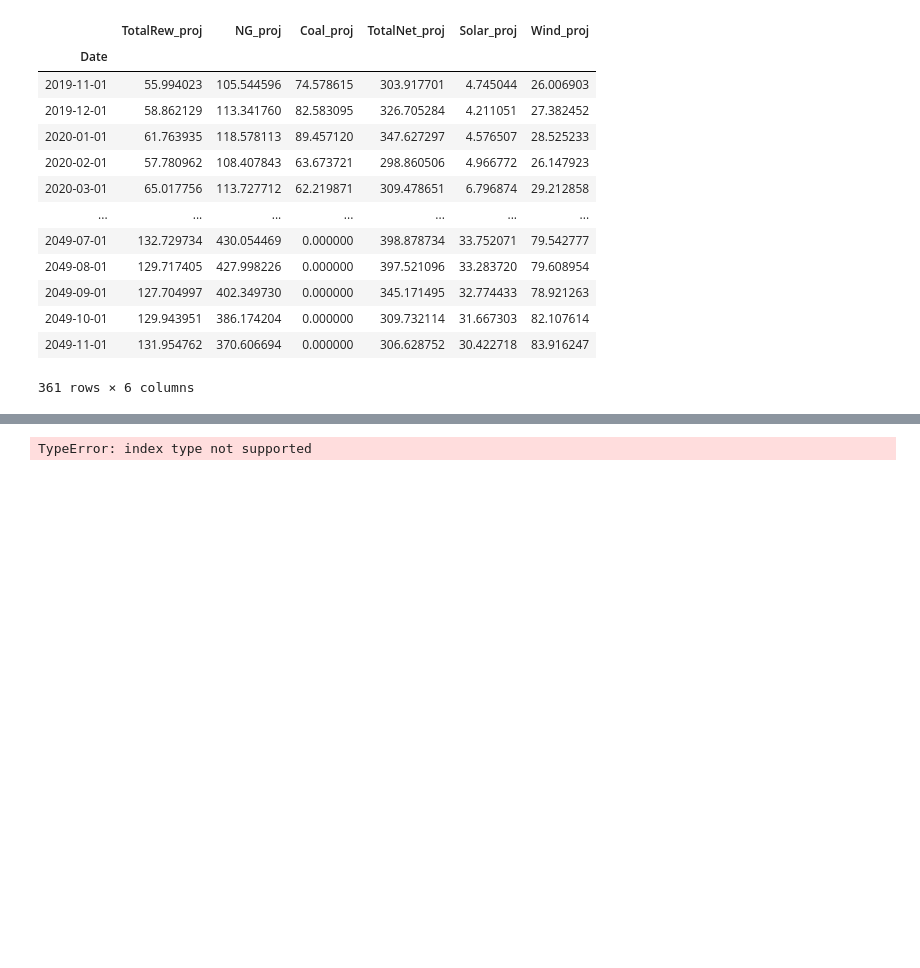
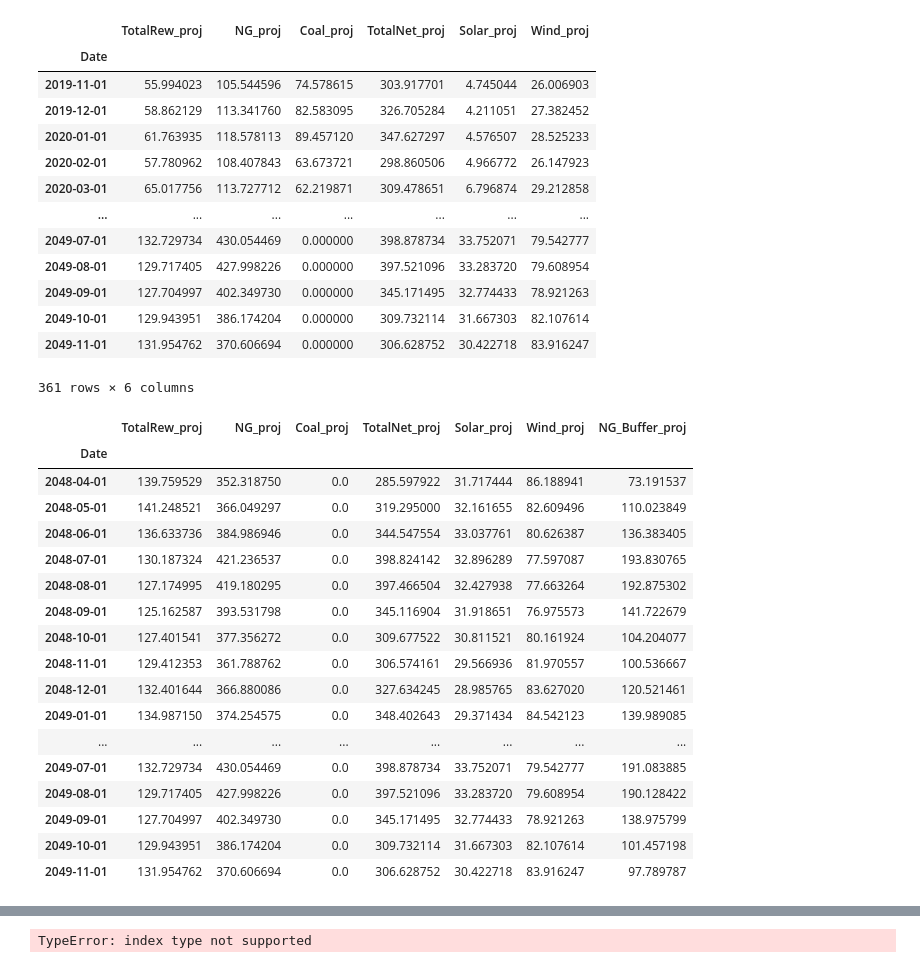
Before and after one commit to Hawkeye3D/Project-3-, a Jupyter notebook: static/python/Analysis 4 - MultiVariate ML.ipynb, the cells around one changed output, grey strips where cells are left out. Drawn from its saved outputs; the diff is of its cells as text; code cells hidden in the pictures; blank space fills up the shorter version.

```diff
--- a/static/python/Analysis 4 - MultiVariate ML.ipynb
+++ b/static/python/Analysis 4 - MultiVariate ML.ipynb
@@ -642,6 +642,29 @@ df_combined_proj
 | 2049-10-01 | 129.943951 | 386.174204 | 0.000000 | 309.732114 | 31.667303 | 82.107614 |
 | 2049-11-01 | 131.954762 | 370.606694 | 0.000000 | 306.628752 | 30.422718 | 83.916247 |
 361 rows × 6 columns
+# %%
+# df=df_combined_proj
+df_combined_proj['NG_Buffer_proj'] =df_combined_proj['TotalNet_proj']-94.5-df_combined_proj['Coal_proj']-df_combined_proj['Solar_proj']-df_combined_proj['Wind_proj']
+df_combined_proj.tail(20)
+# %% [output]
+|  | TotalRew_proj | NG_proj | Coal_proj | TotalNet_proj | Solar_proj | Wind_proj | NG_Buffer_proj |
+| Date |  |  |  |  |  |  |  |
+| 2048-04-01 | 139.759529 | 352.318750 | 0.0 | 285.597922 | 31.717444 | 86.188941 | 73.191537 |
+| 2048-05-01 | 141.248521 | 366.049297 | 0.0 | 319.295000 | 32.161655 | 82.609496 | 110.023849 |
+| 2048-06-01 | 136.633736 | 384.986946 | 0.0 | 344.547554 | 33.037761 | 80.626387 | 136.383405 |
+| 2048-07-01 | 130.187324 | 421.236537 | 0.0 | 398.824142 | 32.896289 | 77.597087 | 193.830765 |
+| 2048-08-01 | 127.174995 | 419.180295 | 0.0 | 397.466504 | 32.427938 | 77.663264 | 192.875302 |
+| 2048-09-01 | 125.162587 | 393.531798 | 0.0 | 345.116904 | 31.918651 | 76.975573 | 141.722679 |
+| 2048-10-01 | 127.401541 | 377.356272 | 0.0 | 309.677522 | 30.811521 | 80.161924 | 104.204077 |
+| 2048-11-01 | 129.412353 | 361.788762 | 0.0 | 306.574161 | 29.566936 | 81.970557 | 100.536667 |
+| 2048-12-01 | 132.401644 | 366.880086 | 0.0 | 327.634245 | 28.985765 | 83.627020 | 120.521461 |
+| 2049-01-01 | 134.987150 | 374.254575 | 0.0 | 348.402643 | 29.371434 | 84.542123 | 139.989085 |
+| ... | ... | ... | ... | ... | ... | ... | ... |
+| 2049-07-01 | 132.729734 | 430.054469 | 0.0 | 398.878734 | 33.752071 | 79.542777 | 191.083885 |
+| 2049-08-01 | 129.717405 | 427.998226 | 0.0 | 397.521096 | 33.283720 | 79.608954 | 190.128422 |
+| 2049-09-01 | 127.704997 | 402.349730 | 0.0 | 345.171495 | 32.774433 | 78.921263 | 138.975799 |
+| 2049-10-01 | 129.943951 | 386.174204 | 0.0 | 309.732114 | 31.667303 | 82.107614 | 101.457198 |
+| 2049-11-01 | 131.954762 | 370.606694 | 0.0 | 306.628752 | 30.422718 | 83.916247 | 97.789787 |
 # %%
 list(df_combined_proj)
 # %% [output]
```
Also changed, not shown: parts of 4 cells of this notebook.
